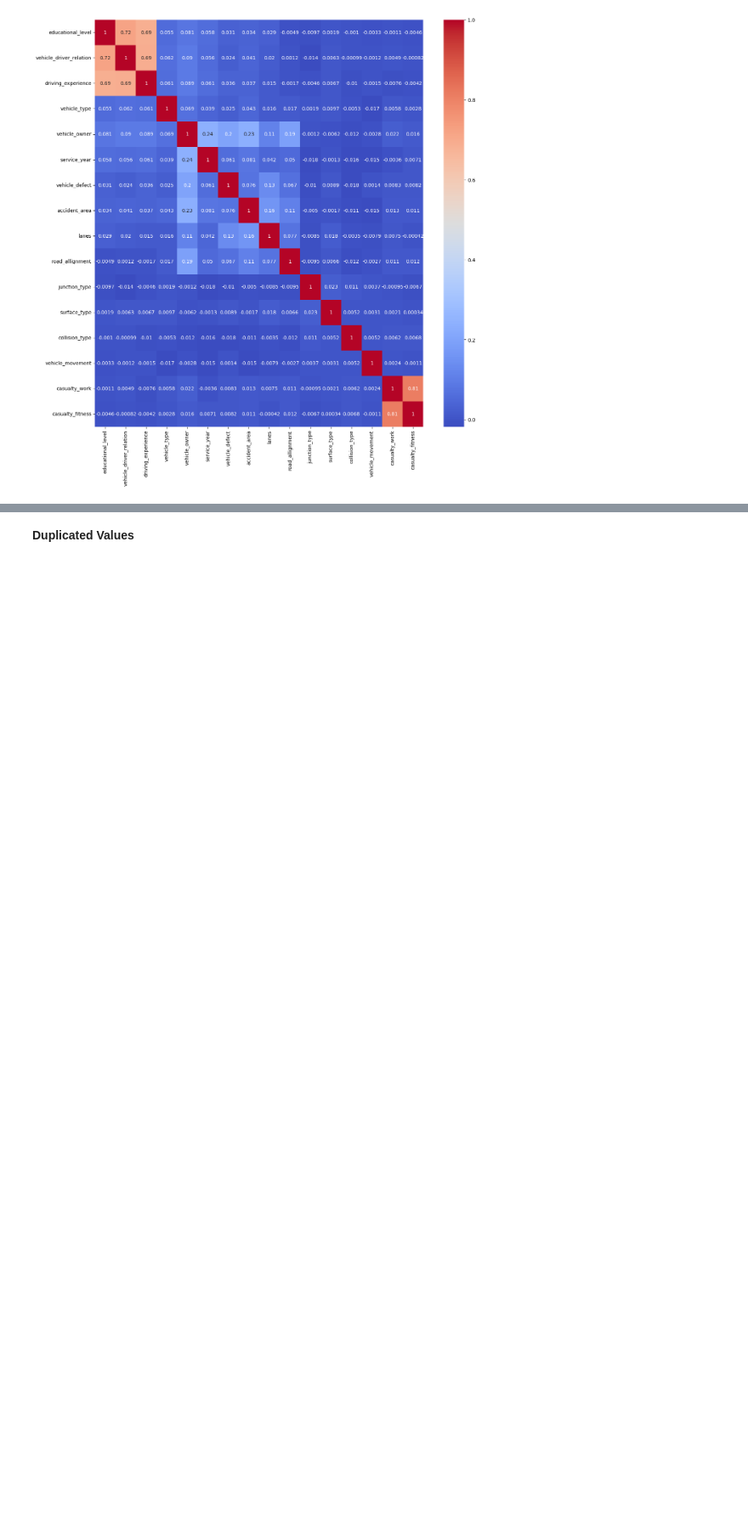
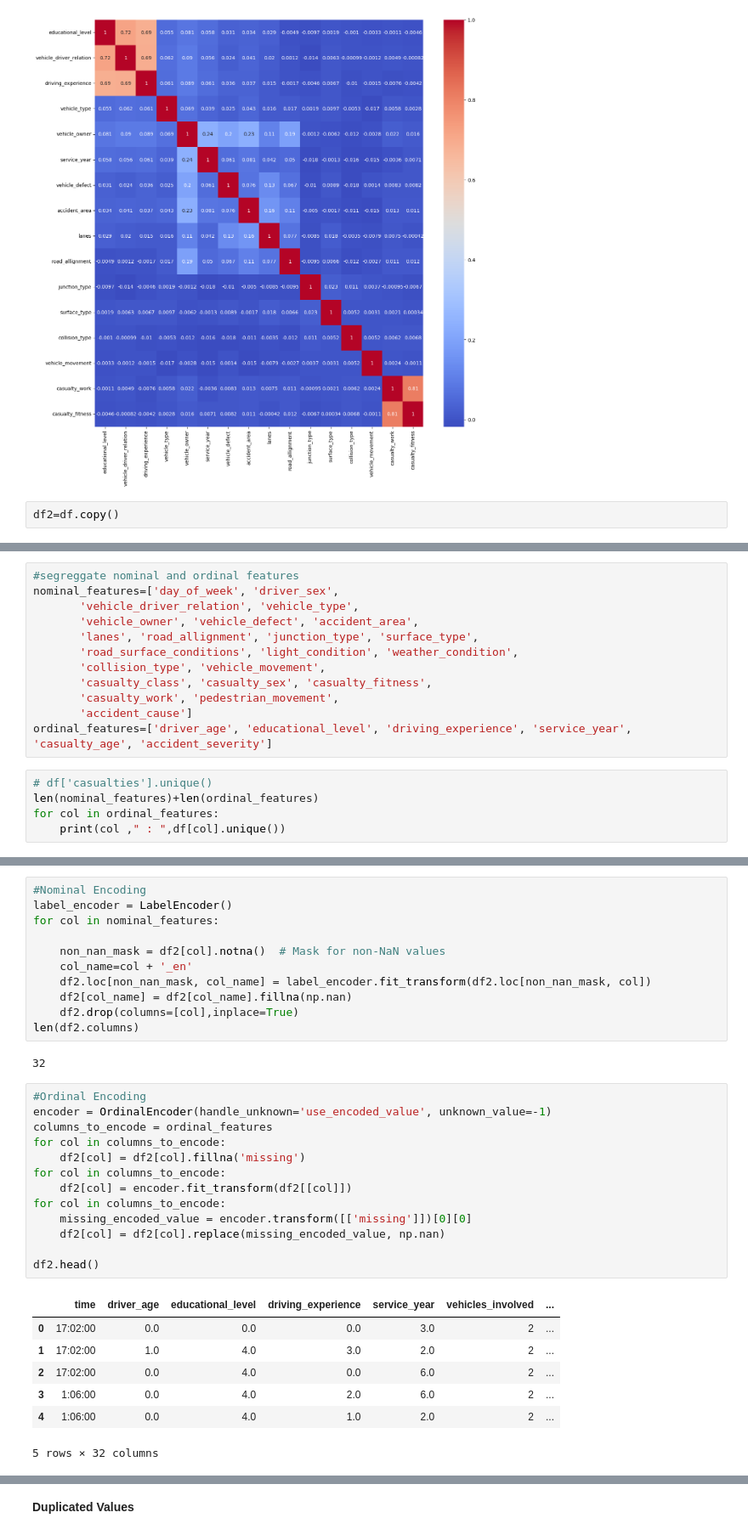
Before and after one commit to Teshager21/accident-analysis-addis_ababa, a Jupyter notebook: accident-analysis-addis_ababa.ipynb, the cells around one changed output, grey strips where cells are left out. Shown at 85% size. Drawn from its saved outputs; the diff is of its cells as text; blank space fills up the shorter version.

Commit message:
reapply encoding

```diff
--- a/accident-analysis-addis_ababa.ipynb
+++ b/accident-analysis-addis_ababa.ipynb
@@ -189,3 +235,5 @@ sns.heatmap(correlation_matrix ,annot=True,cmap='coolwarm')
 # %% [output]
 <Axes: >
 [figure]
+# %%
+df2=df.copy()
@@ -191,0 +242,17 @@ sns.heatmap(correlation_matrix ,annot=True,cmap='coolwarm')
+# %%
+#segreggate nominal and ordinal features
+nominal_features=['day_of_week', 'driver_sex',
+       'vehicle_driver_relation', 'vehicle_type',
+       'vehicle_owner', 'vehicle_defect', 'accident_area',
+       'lanes', 'road_allignment', 'junction_type', 'surface_type',
+       'road_surface_conditions', 'light_condition', 'weather_condition',
+       'collision_type', 'vehicle_movement',
+       'casualty_class', 'casualty_sex', 'casualty_fitness',
+       'casualty_work', 'pedestrian_movement',
+       'accident_cause']
+ordinal_features=['driver_age', 'educational_level', 'driving_experience', 'service_year', 'casualty_age', 'accident_severity']
+# %%
+# df['casualties'].unique()
+len(nominal_features)+len(ordinal_features)
+for col in ordinal_features:
+    print(col ," : ",df[col].unique())
@@ -191,0 +268,34 @@ sns.heatmap(correlation_matrix ,annot=True,cmap='coolwarm')
+# %%
+#Nominal Encoding
+label_encoder = LabelEncoder()
+for col in nominal_features:
+
+    non_nan_mask = df2[col].notna()  # Mask for non-NaN values
+    col_name=col + '_en'
+    df2.loc[non_nan_mask, col_name] = label_encoder.fit_transform(df2.loc[non_nan_mask, col])
+    df2[col_name] = df2[col_name].fillna(np.nan)
+    df2.drop(columns=[col],inplace=True)
+len(df2.columns)
+# %% [output]
+32
+# %%
+#Ordinal Encoding
+encoder = OrdinalEncoder(handle_unknown='use_encoded_value', unknown_value=-1)
+columns_to_encode = ordinal_features
+for col in columns_to_encode:
+    df2[col] = df2[col].fillna('missing')
+for col in columns_to_encode:
+    df2[col] = encoder.fit_transform(df2[[col]])
+for col in columns_to_encode:
+    missing_encoded_value = encoder.transform([['missing']])[0][0]
+    df2[col] = df2[col].replace(missing_encoded_value, np.nan)
+
+df2.head()
+# %% [output]
+|  | time | driver_age | educational_level | driving_experience | service_year | vehicles_involved | ... |
+| 0 | 17:02:00 | 0.0 | 0.0 | 0.0 | 3.0 | 2 | ... |
+| 1 | 17:02:00 | 1.0 | 4.0 | 3.0 | 2.0 | 2 | ... |
+| 2 | 17:02:00 | 0.0 | 4.0 | 0.0 | 6.0 | 2 | ... |
+| 3 | 1:06:00 | 0.0 | 4.0 | 2.0 | 6.0 | 2 | ... |
+| 4 | 1:06:00 | 0.0 | 4.0 | 1.0 | 2.0 | 2 | ... |
+5 rows × 32 columns
```
Also changed, not shown: parts of 21 cells of this notebook.
